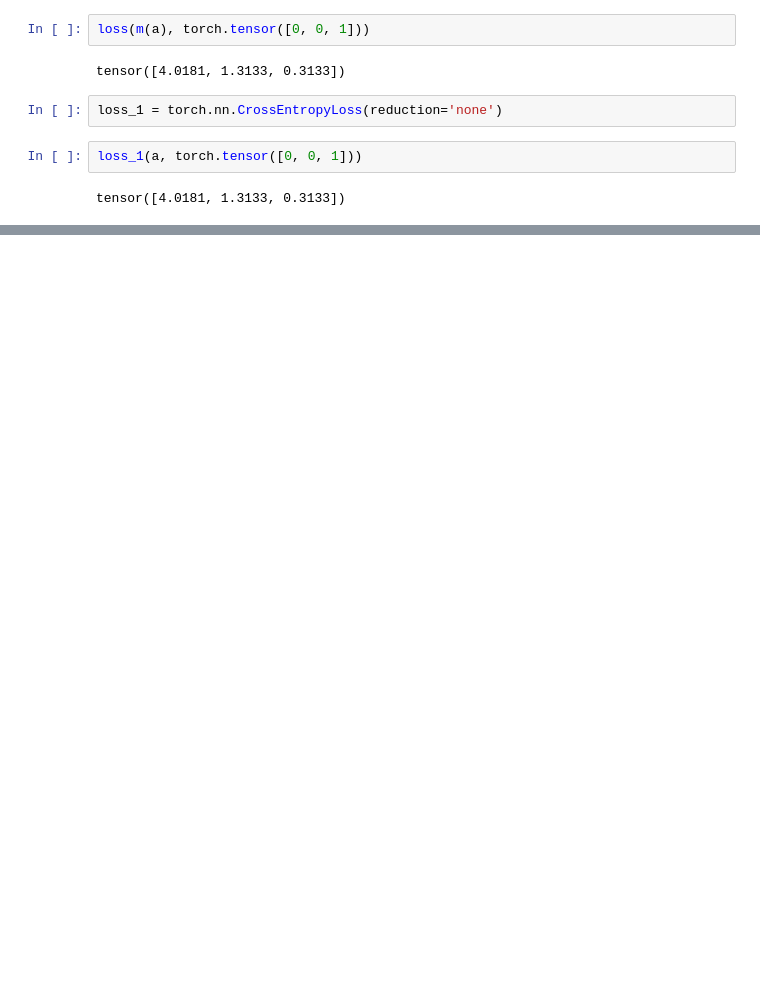
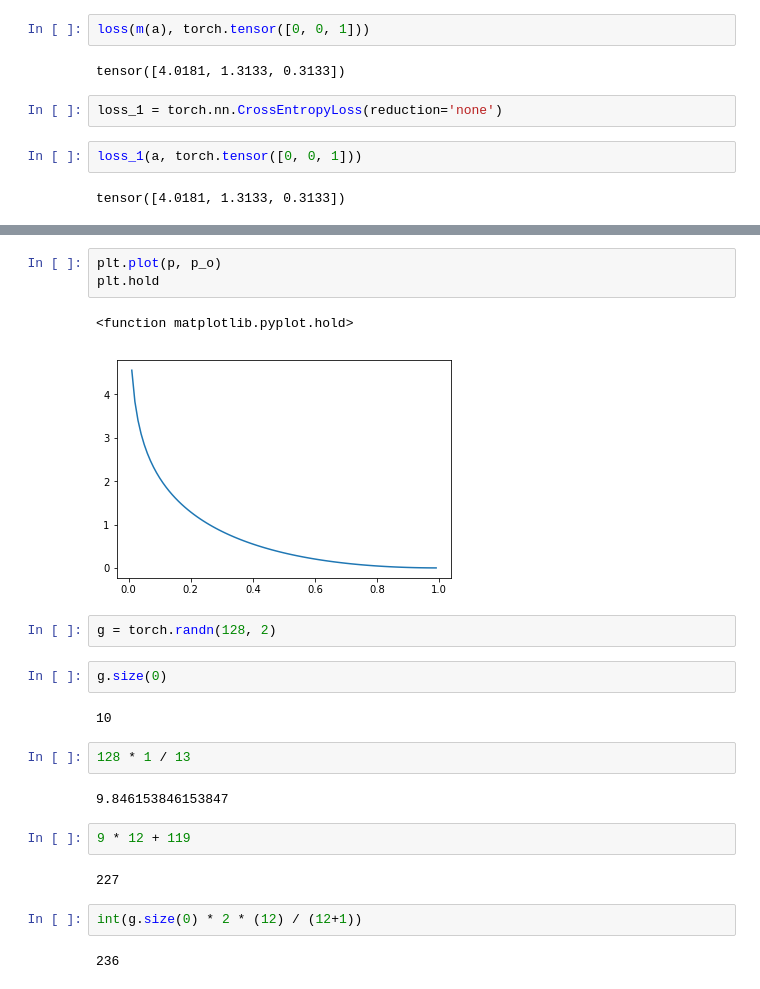
Before and after one commit to zhiyongchenGREAT/GREAT_ASV_system, a Jupyter notebook: train/debug/debug.ipynb, the cells around one changed output, grey strips where cells are left out. Saved outputs shown, nothing was run; the diff lists cells and outputs as text; blank space fills up the shorter version.

```diff
--- a/train/debug/debug.ipynb
+++ b/train/debug/debug.ipynb
@@ -325,0 +457,24 @@ SyntaxError: invalid syntax (<ipython-input-134-948fdc3a3e95>, line 1)
+# %%
+plt.plot(p, p_o)
+plt.hold
+# %% [output]
+<function matplotlib.pyplot.hold>
+[figure, added]
+# %%
+g = torch.randn(128, 2)
+# %%
+g.size(0)
+# %% [output]
+10
+# %%
+128 * 1 / 13
+# %% [output]
+9.846153846153847
+# %%
+9 * 12 + 119
+# %% [output]
+227
+# %%
+int(g.size(0) * 2 * (12) / (12+1))
+# %% [output]
+236
```
Also changed, not shown: parts of 31 cells of this notebook, 46 other files.
